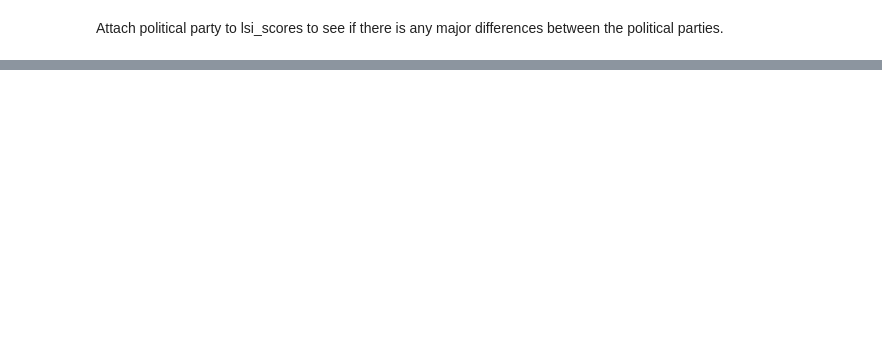
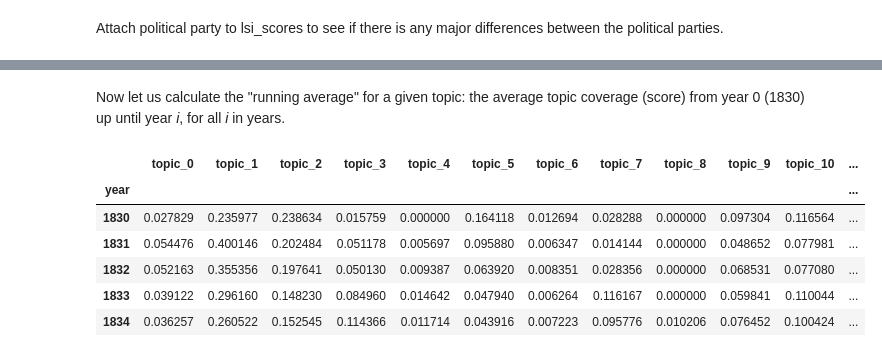
Before and after one commit to mkm29/DataScience, a Jupyter notebook: thinkful/unit/4/sotu/Topic Modeling and Classification.ipynb, the cells around one changed output, grey strips where cells are left out. Drawn from its saved outputs; the diff is of its cells as text; code cells hidden in the pictures; blank space fills up the shorter version.

```diff
--- a/thinkful/unit/4/sotu/Topic Modeling and Classification.ipynb
+++ b/thinkful/unit/4/sotu/Topic Modeling and Classification.ipynb
@@ -383,0 +388,5 @@ for tokens in df_new.tokens:
+# %%
+for i in range(NUM_TOPICS):
+    curr_topic = 'topic_'+str(i)
+    sns.catplot(x='party', y=curr_topic, kind='violin', data=lda_df)
+    plt.title(curr_topic)
@@ -383,0 +407,20 @@ for tokens in df_new.tokens:
+# %% [markdown]
+Now let us calculate the "running average" for a given topic: the average topic coverage (score) from year 0 (1830) up until year *i*, for all *i* in years.
+# %%
+rolling_avg = lda_df.copy()
+window_size = 4 # years
+
+for i in range(rolling_avg.shape[0]):
+    for j in range(NUM_TOPICS):
+        start = max(0, i-window_size)
+        rolling_avg.iloc[i,j] = lda_df.iloc[start:i+1,j].mean()
+# %%
+rolling_avg.head()
+# %% [output]
+|  | topic_0 | topic_1 | topic_2 | topic_3 | topic_4 | topic_5 | topic_6 | topic_7 | topic_8 | topic_9 | topic_10 | ... |
+| year |  |  |  |  |  |  |  |  |  |  |  | ... |
+| 1830 | 0.027829 | 0.235977 | 0.238634 | 0.015759 | 0.000000 | 0.164118 | 0.012694 | 0.028288 | 0.000000 | 0.097304 | 0.116564 | ... |
+| 1831 | 0.054476 | 0.400146 | 0.202484 | 0.051178 | 0.005697 | 0.095880 | 0.006347 | 0.014144 | 0.000000 | 0.048652 | 0.077981 | ... |
+| 1832 | 0.052163 | 0.355356 | 0.197641 | 0.050130 | 0.009387 | 0.063920 | 0.008351 | 0.028356 | 0.000000 | 0.068531 | 0.077080 | ... |
+| 1833 | 0.039122 | 0.296160 | 0.148230 | 0.084960 | 0.014642 | 0.047940 | 0.006264 | 0.116167 | 0.000000 | 0.059841 | 0.110044 | ... |
+| 1834 | 0.036257 | 0.260522 | 0.152545 | 0.114366 | 0.011714 | 0.043916 | 0.007223 | 0.095776 | 0.010206 | 0.076452 | 0.100424 | ... |
```
Also changed, not shown: parts of 37 cells of this notebook.
